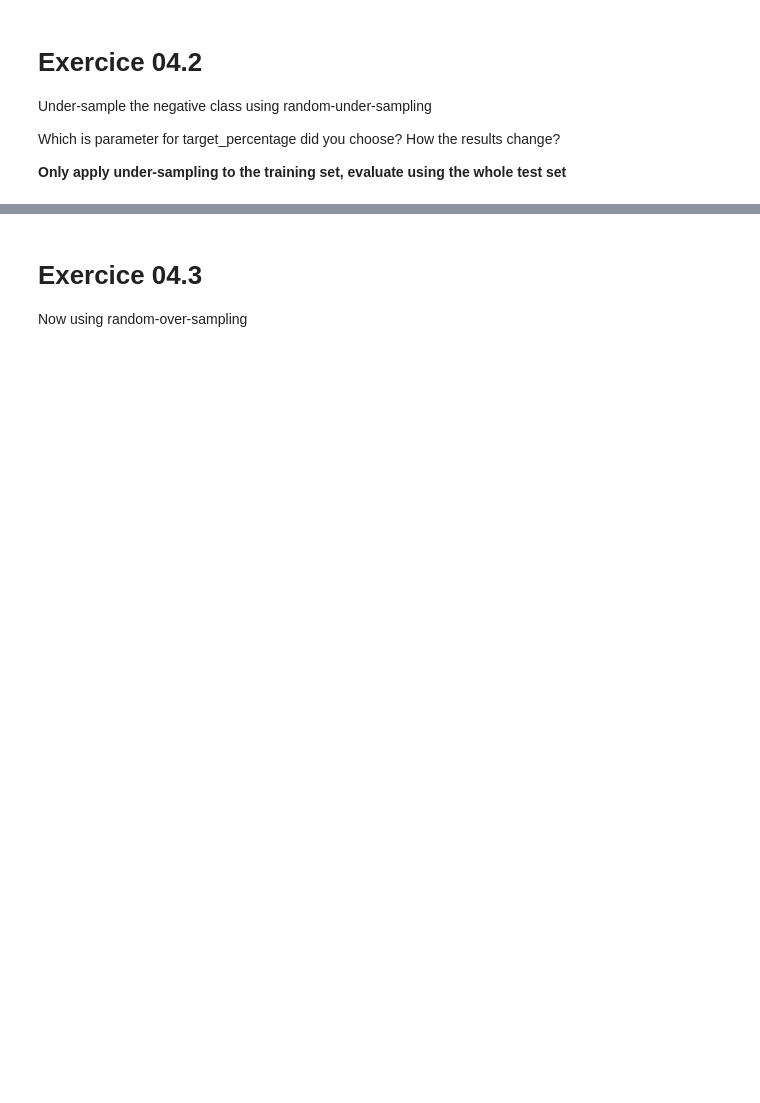
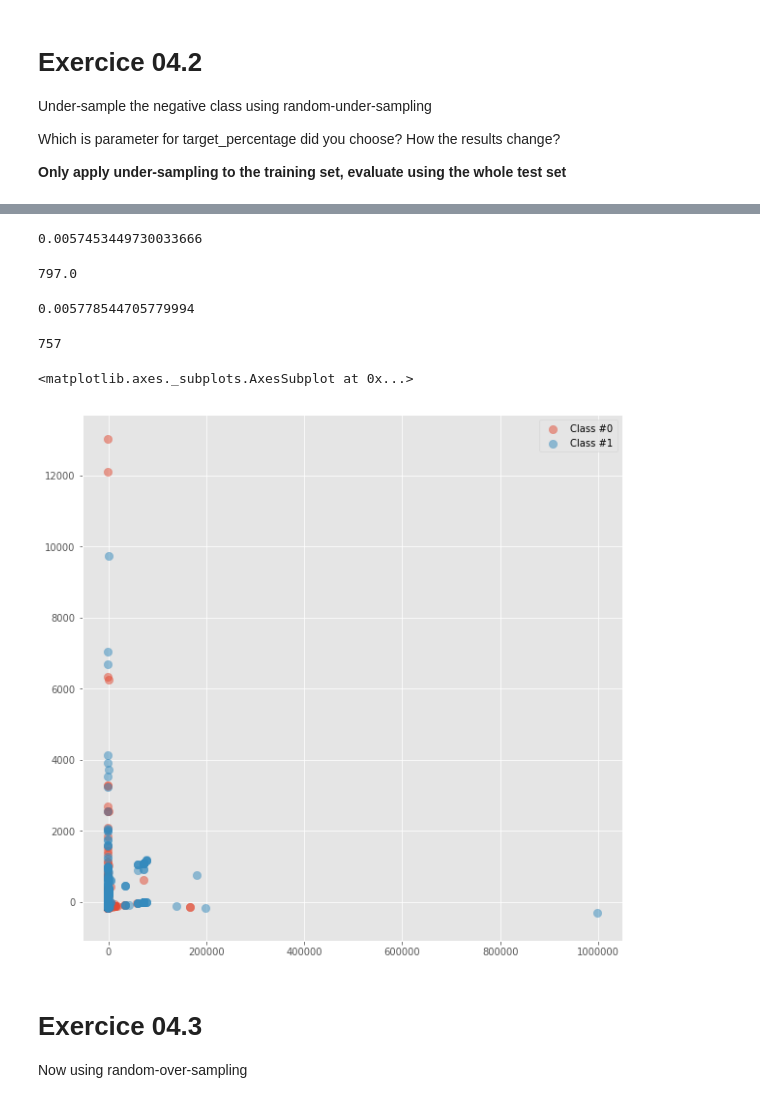
Before and after one commit to juancerasoc/Deep-learning, a Jupyter notebook: E04-Sampling-RF-FraudDetection-DONE.ipynb, the cells around one changed output, grey strips where cells are left out. Drawn from its saved outputs; the diff is of its cells as text; code cells hidden in the pictures; blank space fills up the shorter version.

```diff
--- a/E04-Sampling-RF-FraudDetection-DONE.ipynb
+++ b/E04-Sampling-RF-FraudDetection-DONE.ipynb
@@ -96,3 +162,67 @@ PERO HAY QUE HACER CROSS VALIDATION
+# %%
+#then we calculate the proportion of fraud/no fraud and we can find that there is an unbalanced dataset
+n_samples_1 / n_samples
+# %% [output]
+0.0057453449730033666
+# %%
+#to beging the undersamplir process, we need to find the number objective to hace a 50-50 balanced dataset
+n_samples_0_new =  n_samples_1 / 0.5 - n_samples_1
+n_samples_0_new
+# %% [output]
+797.0
+# %%
+#and find the factor to have the actual amount of "no fraud" to the number objective
+n_samples_0_new_per = n_samples_0_new / n_samples_0
+n_samples_0_new_per
+# %% [output]
+0.005778544705779994
+# %%
+# Select all negatives
+filter_ = y == 0
+
+# Random sample
+np.random.seed(42)
+rand_1 = np.random.binomial(n=1, p=n_samples_0_new_per, size=n_samples)
+
+# Combine
+filter_ = filter_ & rand_1
+# %%
+filter_.sum()
+# %% [output]
+757
+# %%
+#also we select the positives and plot both classes to see if now there is a balanced dataframe
+
+%matplotlib inline
+
+import matplotlib as mpl
+import matplotlib.pyplot as plt
+import numpy as np
+from sklearn.datasets import make_classification
+from sklearn.decomposition import PCA
+plt.style.use('ggplot')
+
+pca = PCA(n_components = 2)
+x_vis = pca.fit_transform(X)
+
+def plot_two_classes(X, y, subplot=False, size=(10, 10)):
+    # Plot the two classes
+    if subplot == False:
+        fig, subplot = plt.subplots(nrows=1, ncols=1, figsize=size)
+
+    subplot.scatter(X[y==0, 0], X[y==0, 1], label="Class #0",
+                    alpha=0.5, s=70)
+    subplot.scatter(X[y==1, 0], X[y==1, 1], label="Class #1",
+                    alpha=0.5, s=70)
+    subplot.legend()
+    return subplot
+
+filter_ = filter_ | (y == 1)
+filter_ = filter_.astype(bool)
+plot_two_classes(x_vis[filter_], y[filter_])
+# %% [output]
+<matplotlib.axes._subplots.AxesSubplot at 0x...>
+[figure, added]
 # %% [markdown]
 # Exercice 04.3
 
```
Also changed, not shown: parts of 15 cells of this notebook.
